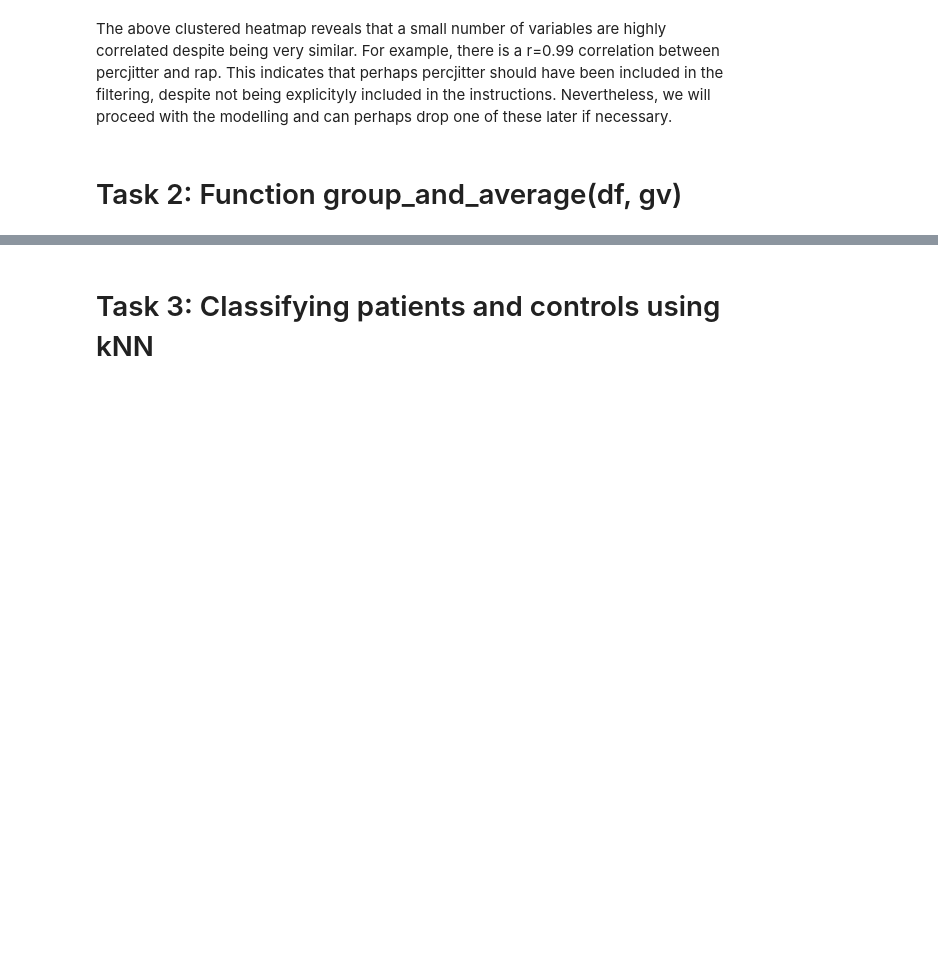
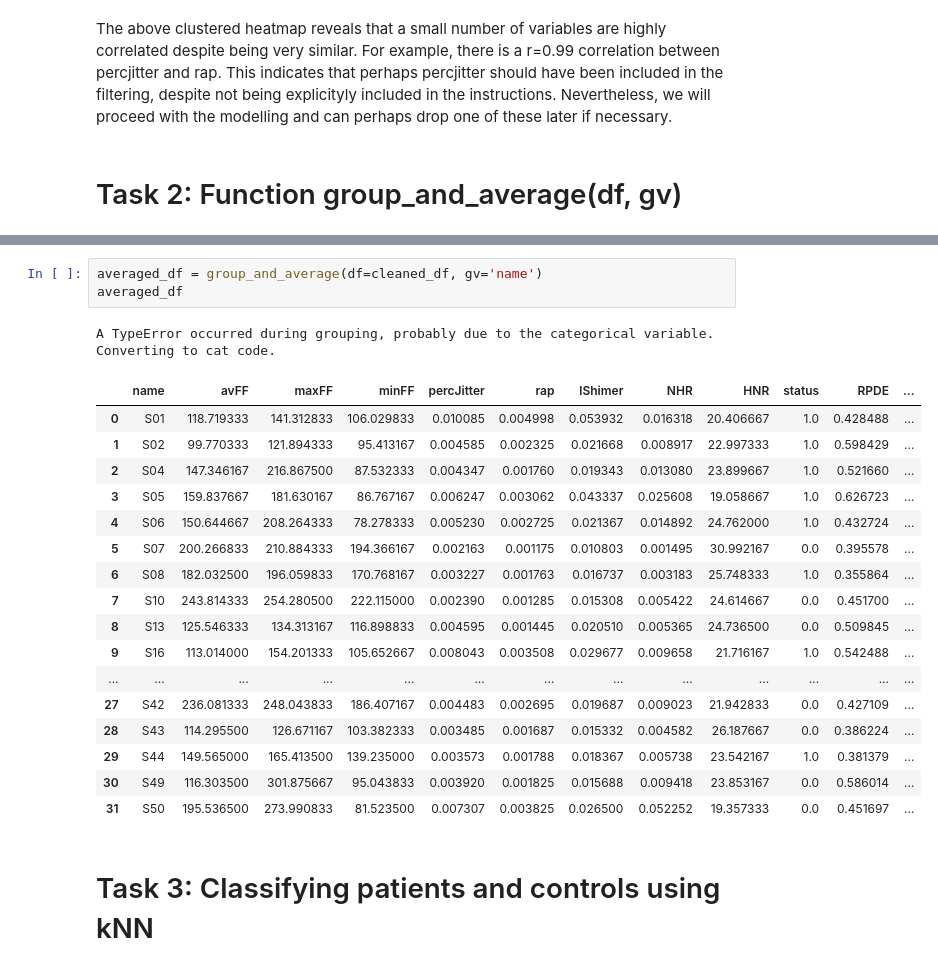
Before and after one commit to dparedga/SP_LAB, a Jupyter notebook: Collaborator_3.ipynb, the cells around one changed output, grey strips where cells are left out. Drawn from its saved outputs; the diff is of its cells as text; blank space fills up the shorter version.

Commit message:
Completed task 2 - group_and_average

```diff
--- a/Collaborator_3.ipynb
+++ b/Collaborator_3.ipynb
@@ -235,2 +344,24 @@ The above clustered heatmap reveals that a small number of variables are highly
+# %%
+averaged_df = group_and_average(df=cleaned_df, gv='name')
+averaged_df
+# %% [output]
+A TypeError occurred during grouping, probably due to the categorical variable. Converting to cat code.
+|  | name | avFF | maxFF | minFF | percJitter | rap | lShimer | NHR | HNR | status | RPDE | ... |
+| 0 | S01 | 118.719333 | 141.312833 | 106.029833 | 0.010085 | 0.004998 | 0.053932 | 0.016318 | 20.406667 | 1.0 | 0.428488 | ... |
+| 1 | S02 | 99.770333 | 121.894333 | 95.413167 | 0.004585 | 0.002325 | 0.021668 | 0.008917 | 22.997333 | 1.0 | 0.598429 | ... |
+| 2 | S04 | 147.346167 | 216.867500 | 87.532333 | 0.004347 | 0.001760 | 0.019343 | 0.013080 | 23.899667 | 1.0 | 0.521660 | ... |
+| 3 | S05 | 159.837667 | 181.630167 | 86.767167 | 0.006247 | 0.003062 | 0.043337 | 0.025608 | 19.058667 | 1.0 | 0.626723 | ... |
+| 4 | S06 | 150.644667 | 208.264333 | 78.278333 | 0.005230 | 0.002725 | 0.021367 | 0.014892 | 24.762000 | 1.0 | 0.432724 | ... |
+| 5 | S07 | 200.266833 | 210.884333 | 194.366167 | 0.002163 | 0.001175 | 0.010803 | 0.001495 | 30.992167 | 0.0 | 0.395578 | ... |
+| 6 | S08 | 182.032500 | 196.059833 | 170.768167 | 0.003227 | 0.001763 | 0.016737 | 0.003183 | 25.748333 | 1.0 | 0.355864 | ... |
+| 7 | S10 | 243.814333 | 254.280500 | 222.115000 | 0.002390 | 0.001285 | 0.015308 | 0.005422 | 24.614667 | 0.0 | 0.451700 | ... |
+| 8 | S13 | 125.546333 | 134.313167 | 116.898833 | 0.004595 | 0.001445 | 0.020510 | 0.005365 | 24.736500 | 0.0 | 0.509845 | ... |
+| 9 | S16 | 113.014000 | 154.201333 | 105.652667 | 0.008043 | 0.003508 | 0.029677 | 0.009658 | 21.716167 | 1.0 | 0.542488 | ... |
+| ... | ... | ... | ... | ... | ... | ... | ... | ... | ... | ... | ... | ... |
+| 27 | S42 | 236.081333 | 248.043833 | 186.407167 | 0.004483 | 0.002695 | 0.019687 | 0.009023 | 21.942833 | 0.0 | 0.427109 | ... |
+| 28 | S43 | 114.295500 | 126.671167 | 103.382333 | 0.003485 | 0.001687 | 0.015332 | 0.004582 | 26.187667 | 0.0 | 0.386224 | ... |
+| 29 | S44 | 149.565000 | 165.413500 | 139.235000 | 0.003573 | 0.001788 | 0.018367 | 0.005738 | 23.542167 | 1.0 | 0.381379 | ... |
+| 30 | S49 | 116.303500 | 301.875667 | 95.043833 | 0.003920 | 0.001825 | 0.015688 | 0.009418 | 23.853167 | 0.0 | 0.586014 | ... |
+| 31 | S50 | 195.536500 | 273.990833 | 81.523500 | 0.007307 | 0.003825 | 0.026500 | 0.052252 | 19.357333 | 0.0 | 0.451697 | ... |
 # %% [markdown]
 # Task 3: Classifying patients and controls using kNN
```
Also changed, not shown: parts of 4 cells of this notebook.
